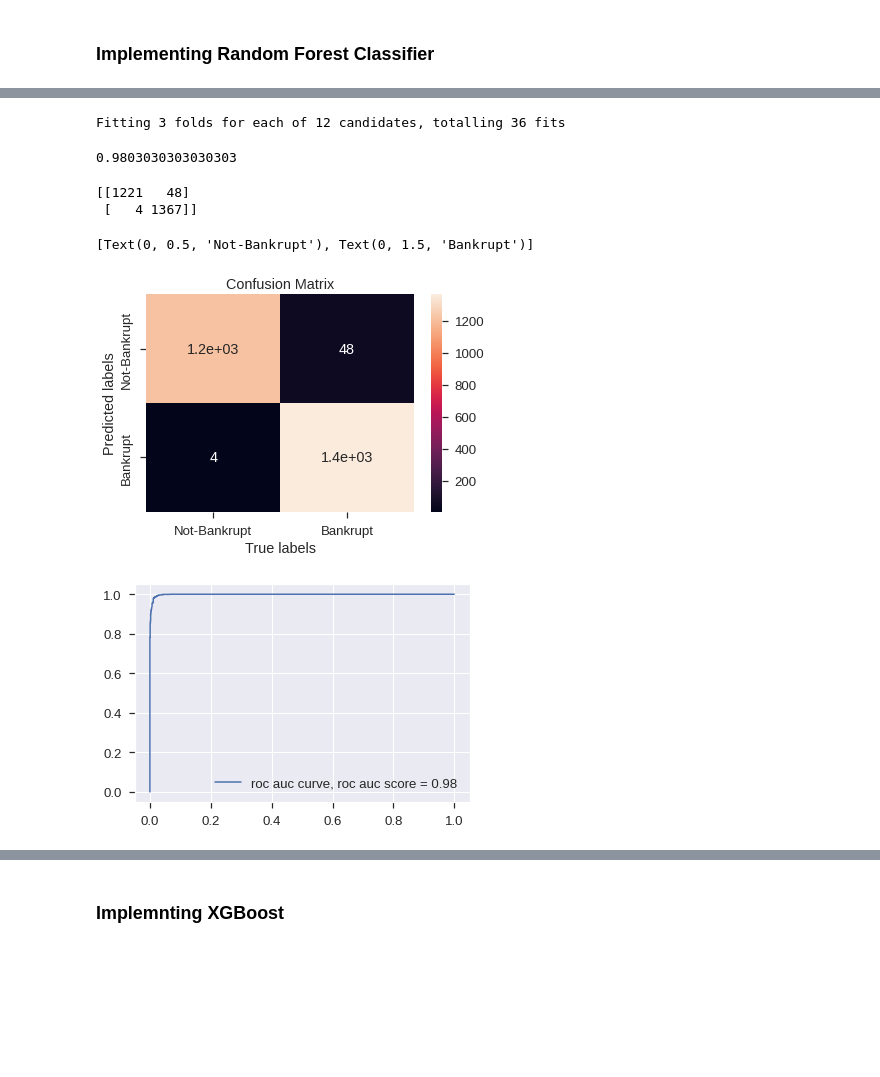
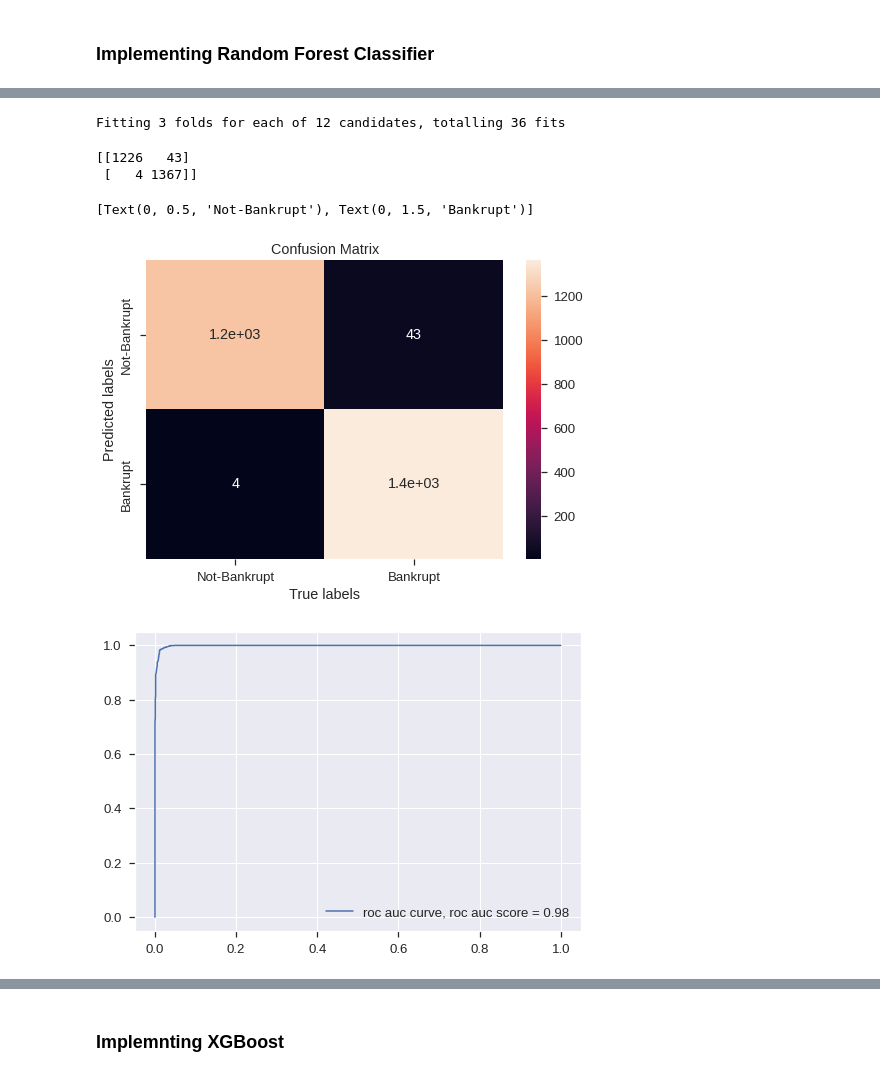
Before and after one commit to Selva-Subramanian/Company-bankruptcy-prediction, a Jupyter notebook: COMPANY_BANKRUPTCY_PREDICTION.ipynb, the cells around one changed output, grey strips where cells are left out. Drawn from its saved outputs; the diff is of its cells as text; code cells hidden in the pictures; blank space fills up the shorter version.

```diff
--- a/COMPANY_BANKRUPTCY_PREDICTION.ipynb
+++ b/COMPANY_BANKRUPTCY_PREDICTION.ipynb
@@ -491,3 +500,18 @@ df['Bankrupt?'].value_counts()
 1    6599
 0    6599
 Name: Bankrupt?, dtype: int64
+# %%
+# The frequency of defaults
+yes = df['Bankrupt?'].value_counts()[1]
+no = df['Bankrupt?'].value_counts()[0]
+
+# Percentage
+yes_perc = round(yes/len(df)*100, 1)
+no_perc = round(no/len(df)*100, 1)
+
+plt.style.use('seaborn')
+plt.figure(figsize=(10,5))
+sns.set_context('notebook', font_scale=1.2)
+sns.countplot('Bankrupt?',data=df, palette="Greens")
+plt.title('Count of companies', size=14)
+plt.box(False)
@@ -611,53 +643,53 @@ grid_cv.fit(X_train, y_train)
 end = datetime.now()
 
 # calculate computational cost
-execution_time = end-start
+execution2 = end-start
+execution_time2 = str(round(execution2.seconds/60, 2))+' minutes'
 
 # fit the model for the best parameter
 rfc = grid_cv.best_estimator_
 rfc.fit(X_train, y_train)
 
 # make predictions
-y_pred = rfc.predict(X_test)
+y_pred2 = rfc.predict(X_test)
 
 # predicted probabilities for each class
 y_pred_proba2 = rfc.predict_proba(X_test)[:,-1]
 
 # accuracy of the model
-accuracy_score(y_pred, y_test)
+accuracy_score2 = accuracy_score(y_pred2, y_test)
 # %% [output]
 Fitting 3 folds for each of 12 candidates, totalling 36 fits
-0.9803030303030303
 # %%
 # get the confusion matrix
 labels = ['Not-Bankrupt', 'Bankrupt']
-cm = confusion_matrix(y_test, y_pred)
-print(cm)
+cm2 = confusion_matrix(y_test, y_pred2)
+print(cm2)
 
 # plotting the confusion matrix
 ax= plt.subplot()
-sns.heatmap(cm, annot=True, ax = ax)
+sns.heatmap(cm2, annot=True, ax = ax)
 
 # labels, title and ticks
 ax.set_xlabel('True labels')
 ax.set_ylabel('Predicted labels')
 ax.set_title('Confusion Matrix')
 ax.xaxis.set_ticklabels(labels)
 ax.yaxis.set_ticklabels(labels)
 # %% [output]
-[[1221   48]
+[[1226   43]
  [   4 1367]]
 [Text(0, 0.5, 'Not-Bankrupt'), Text(0, 1.5, 'Bankrupt')]
-[figure, old version]
+[figure, new version]
 # %%
 # ploting roc area under curve
 fpr2, tpr2, threshold2 = roc_curve(y_test, y_pred_proba2)
-auc2 = roc_auc_score(y_test, y_pred)
+auc2 = roc_auc_score(y_test, y_pred2)
 plt.plot(fpr2,tpr2, label = f"roc auc curve, roc auc score = {auc2.round(2)}")
 plt.legend(loc='lower right')
 plt.show()
 # %% [output]
-[figure, old version]
+[figure, new version]
 # %%
 # Feature Importance
 feature_importances_rf = pd.DataFrame(rfc.feature_importances_,
```
Also changed, not shown: parts of 40 cells of this notebook.
